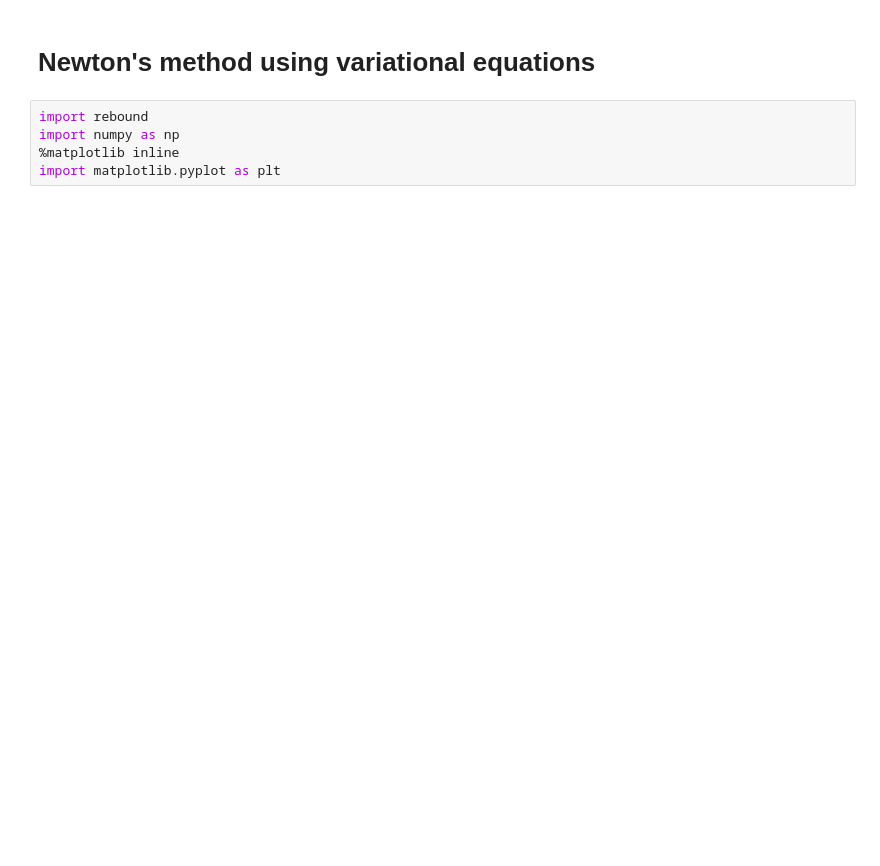
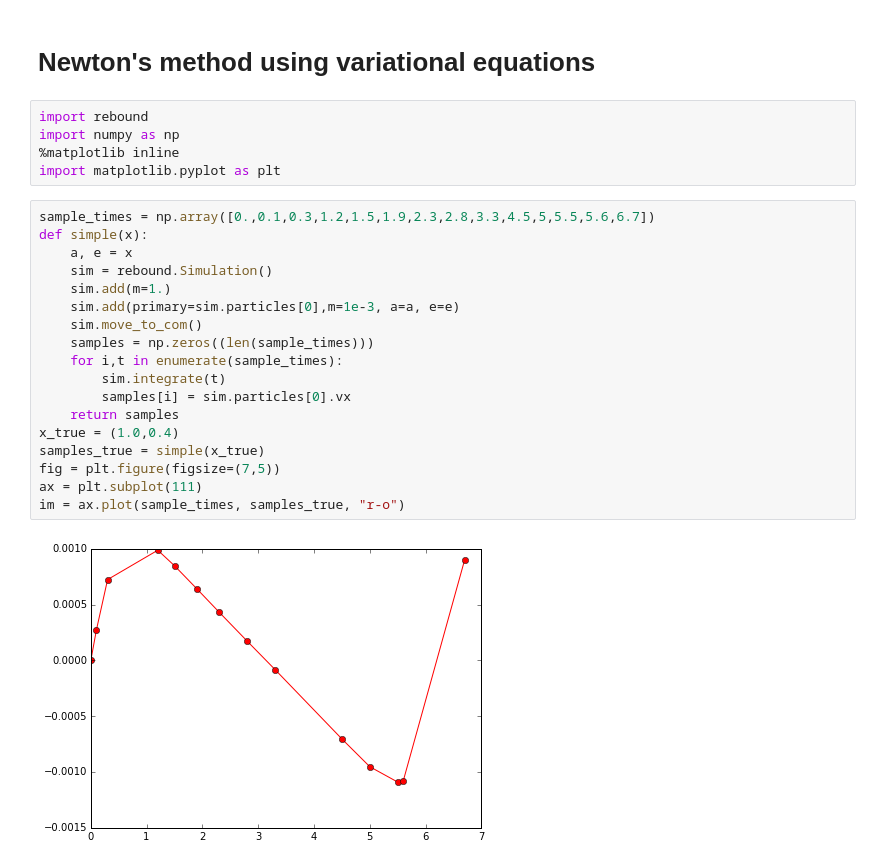
Before and after one commit to hannorein/rebound, a Jupyter notebook: ipython_examples/Newton's method using variational equations.ipynb, the cells around one changed output. Drawn from its saved outputs; the diff is of its cells as text; blank space fills up the shorter version.

```diff
--- a/ipython_examples/Newton's method using variational equations.ipynb
+++ b/ipython_examples/Newton's method using variational equations.ipynb
@@ -5,3 +5,23 @@ import rebound
 import numpy as np
 %matplotlib inline
 import matplotlib.pyplot as plt
+# %%
+sample_times = np.array([0.,0.1,0.3,1.2,1.5,1.9,2.3,2.8,3.3,4.5,5,5.5,5.6,6.7])
+def simple(x):
+    a, e = x
+    sim = rebound.Simulation()
+    sim.add(m=1.)
+    sim.add(primary=sim.particles[0],m=1e-3, a=a, e=e)
+    sim.move_to_com()
+    samples = np.zeros((len(sample_times)))
+    for i,t in enumerate(sample_times):
+        sim.integrate(t)
+        samples[i] = sim.particles[0].vx
+    return samples
+x_true = (1.0,0.4)
+samples_true = simple(x_true)
+fig = plt.figure(figsize=(7,5))
+ax = plt.subplot(111)
+im = ax.plot(sample_times, samples_true, "r-o")
+# %% [output]
+[figure, added]
```
Also changed, not shown: parts of 11 cells of this notebook, 1 other file.
